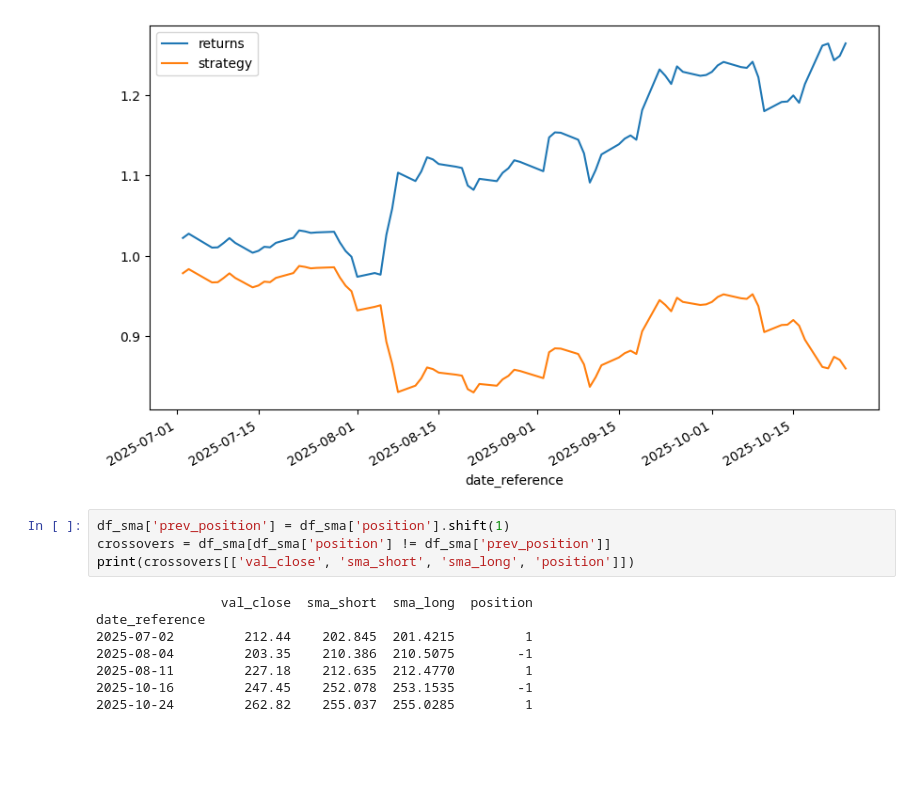
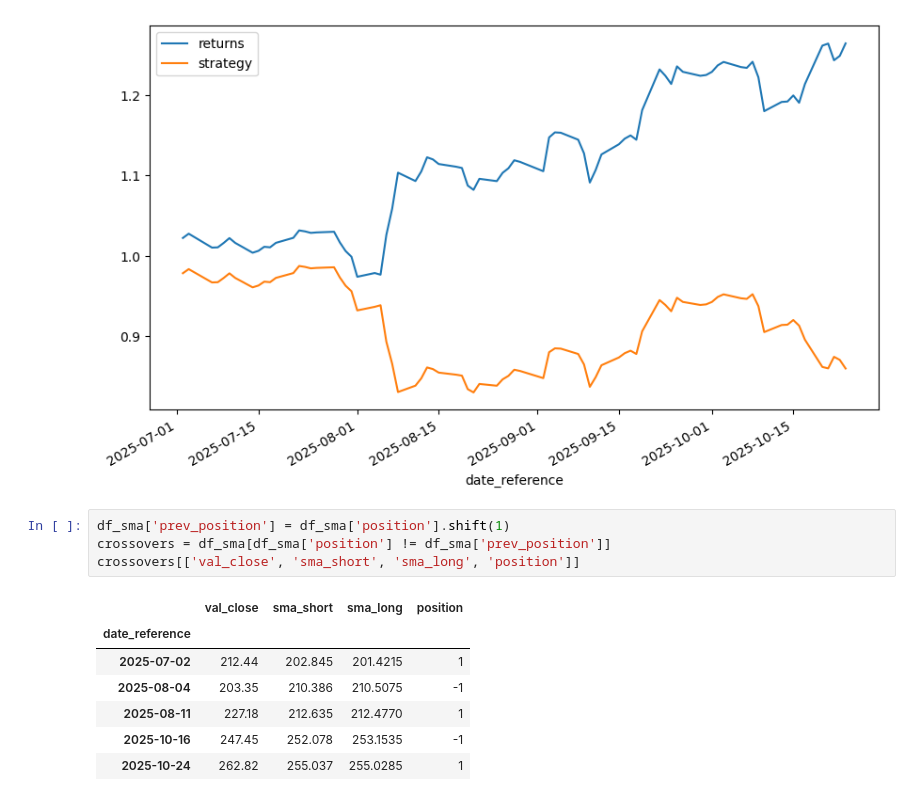
Before and after one commit to bsantanna/quant-agents, a Jupyter notebook: notebooks/02_backtest_stocks_interday_sma.ipynb, the cells around one changed output. Cells and saved outputs as stored; diff of their text form; blank space fills up the shorter version.

```diff
--- a/notebooks/02_backtest_stocks_interday_sma.ipynb
+++ b/notebooks/02_backtest_stocks_interday_sma.ipynb
@@ -57,12 +57,12 @@ df_sma[['returns', 'strategy']].dropna().cumsum().apply(np.exp).plot(figsize=(10
 # %%
 df_sma['prev_position'] = df_sma['position'].shift(1)
 crossovers = df_sma[df_sma['position'] != df_sma['prev_position']]
-print(crossovers[['val_close', 'sma_short', 'sma_long', 'position']])
+crossovers[['val_close', 'sma_short', 'sma_long', 'position']]
 # %% [output]
-                val_close  sma_short  sma_long  position
-date_reference
-2025-07-02         212.44    202.845  201.4215         1
-2025-08-04         203.35    210.386  210.5075        -1
-2025-08-11         227.18    212.635  212.4770         1
-2025-10-16         247.45    252.078  253.1535        -1
-2025-10-24         262.82    255.037  255.0285         1
+|  | val_close | sma_short | sma_long | position |
+| date_reference |  |  |  |  |
+| 2025-07-02 | 212.44 | 202.845 | 201.4215 | 1 |
+| 2025-08-04 | 203.35 | 210.386 | 210.5075 | -1 |
+| 2025-08-11 | 227.18 | 212.635 | 212.4770 | 1 |
+| 2025-10-16 | 247.45 | 252.078 | 253.1535 | -1 |
+| 2025-10-24 | 262.82 | 255.037 | 255.0285 | 1 |
```
